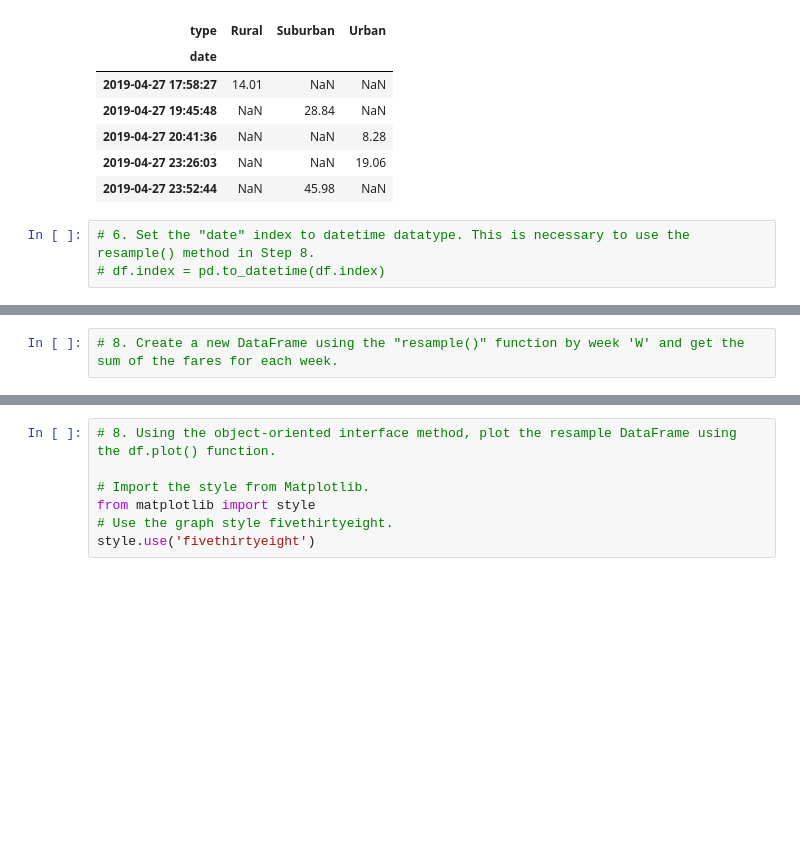
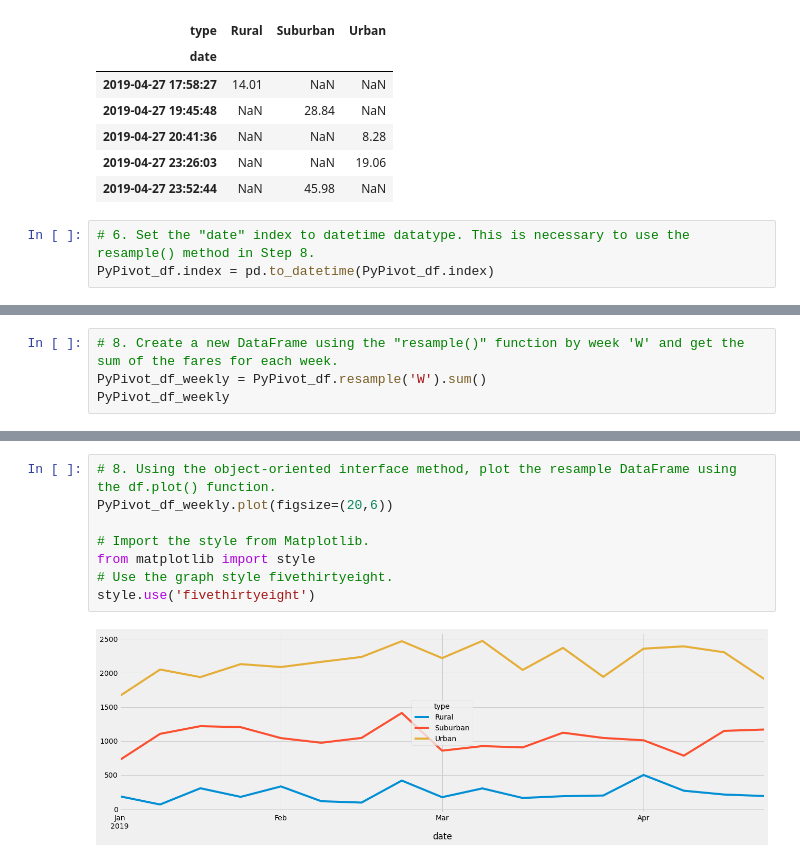
Before and after one commit to iliarafa/PyBer_Analysis, a Jupyter notebook: PyBer_Challenge_starter_code.ipynb, the cells around one changed output, grey strips where cells are left out. Cells and saved outputs as stored; diff of their text form; blank space fills up the shorter version.

Commit message:
code minus graph formatting

```diff
--- a/PyBer_Challenge_starter_code.ipynb
+++ b/PyBer_Challenge_starter_code.ipynb
@@ -176,6 +176,6 @@ PyPivot_df.tail()
 | 2019-04-27 23:52:44 | NaN | 45.98 | NaN |
 # %%
 # 6. Set the "date" index to datetime datatype. This is necessary to use the resample() method in Step 8.
-# df.index = pd.to_datetime(df.index)
+PyPivot_df.index = pd.to_datetime(PyPivot_df.index)
 # %%
 # 7. Check that the datatype for the index is datetime using df.info()
@@ -182,2 +194,4 @@ PyPivot_df.tail()
 # %%
 # 8. Create a new DataFrame using the "resample()" function by week 'W' and get the sum of the fares for each week.
+PyPivot_df_weekly = PyPivot_df.resample('W').sum()
+PyPivot_df_weekly
@@ -184,7 +218,10 @@ PyPivot_df.tail()
 # %%
 # 8. Using the object-oriented interface method, plot the resample DataFrame using the df.plot() function.
+PyPivot_df_weekly.plot(figsize=(20,6))
 
 # Import the style from Matplotlib.
 from matplotlib import style
 # Use the graph style fivethirtyeight.
 style.use('fivethirtyeight')
+# %% [output]
+[figure, added]
```
Also changed, not shown: parts of 2 cells of this notebook.
